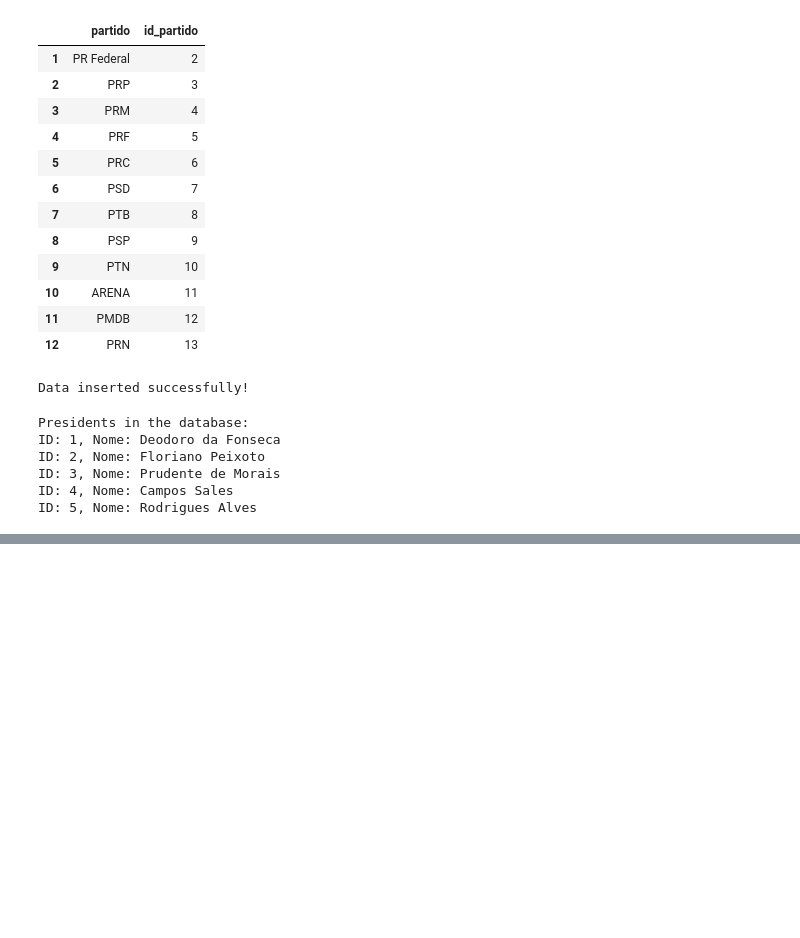
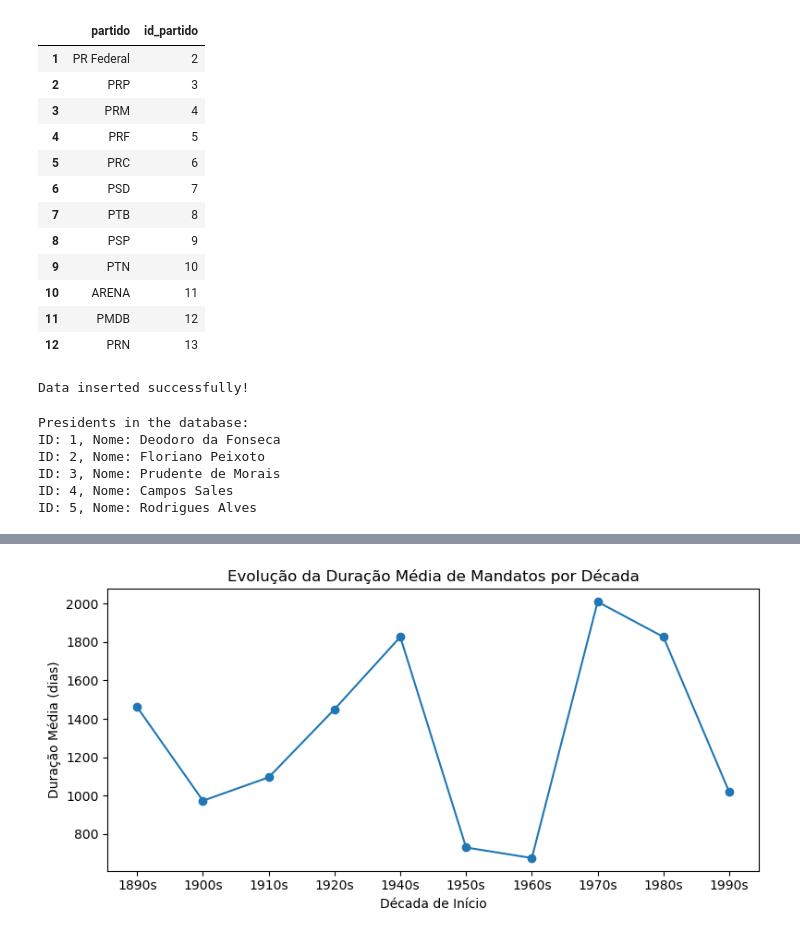
Before and after one commit to olavodd42/trabalho_banco_dados, a Jupyter notebook: data_analysis.ipynb, the cells around one changed output, grey strips where cells are left out. Drawn from its saved outputs; the diff is of its cells as text; code cells hidden in the pictures; blank space fills up the shorter version.

```diff
--- a/data_analysis.ipynb
+++ b/data_analysis.ipynb
@@ -394,0 +371,15 @@ plt.show()
+# %%
+# Evolução da média por década
+# cria coluna década
+df['decada'] = (df['data_inicio'].dt.year // 10 * 10).astype(str) + 's'
+decade_df = df.groupby('decada')['duracao_dias'].mean().reset_index().sort_values('decada')
+
+plt.figure(figsize=(8,4))
+plt.plot(decade_df['decada'], decade_df['duracao_dias'], marker='o')
+plt.xlabel('Década de Início')
+plt.ylabel('Duração Média (dias)')
+plt.title('Evolução da Duração Média de Mandatos por Década')
+plt.tight_layout()
+plt.show()
+# %% [output]
+[figure, added]
```
Also changed, not shown: parts of 2 cells of this notebook, 2 other files.
